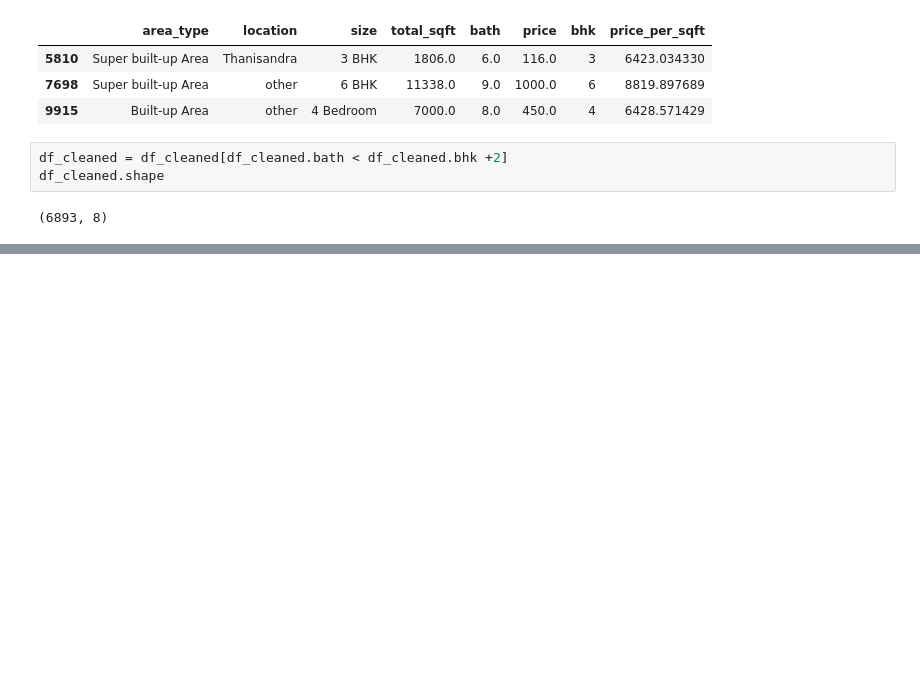
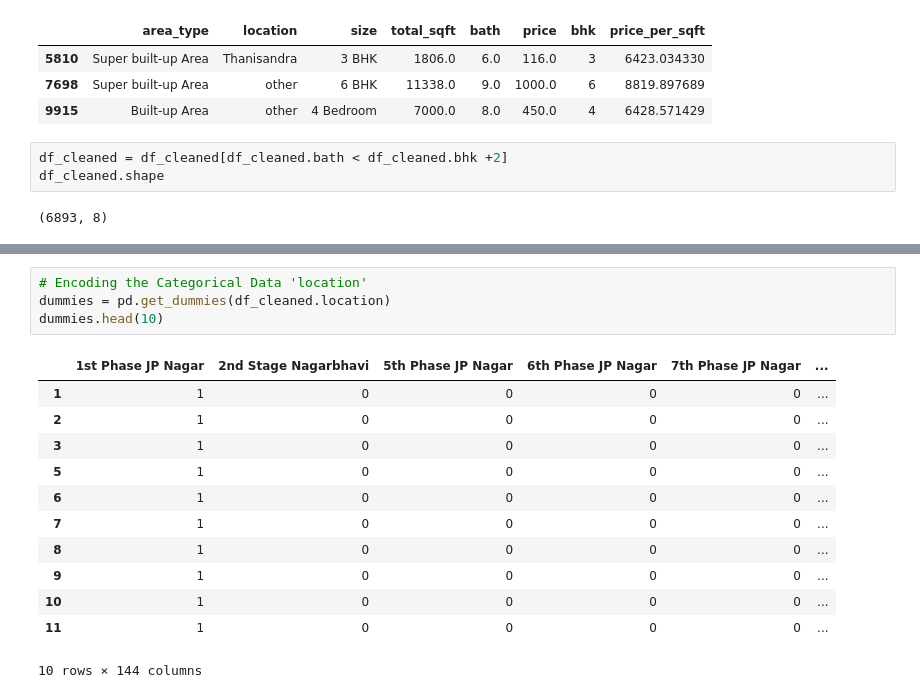
Before and after one commit to Pranav3608/Bengaluru_RealEstate_Housing_Prediction, a Jupyter notebook: model.ipynb, the cells around one changed output, grey strips where cells are left out. Saved outputs shown, nothing was run; the diff lists cells and outputs as text; blank space fills up the shorter version.

```diff
--- a/model.ipynb
+++ b/model.ipynb
@@ -452,0 +453,17 @@ df_cleaned.head(5)
+# %%
+# Encoding the Categorical Data 'location'
+dummies = pd.get_dummies(df_cleaned.location)
+dummies.head(10)
+# %% [output]
+|  | 1st Phase JP Nagar | 2nd Stage Nagarbhavi | 5th Phase JP Nagar | 6th Phase JP Nagar | 7th Phase JP Nagar | ... |
+| 1 | 1 | 0 | 0 | 0 | 0 | ... |
+| 2 | 1 | 0 | 0 | 0 | 0 | ... |
+| 3 | 1 | 0 | 0 | 0 | 0 | ... |
+| 5 | 1 | 0 | 0 | 0 | 0 | ... |
+| 6 | 1 | 0 | 0 | 0 | 0 | ... |
+| 7 | 1 | 0 | 0 | 0 | 0 | ... |
+| 8 | 1 | 0 | 0 | 0 | 0 | ... |
+| 9 | 1 | 0 | 0 | 0 | 0 | ... |
+| 10 | 1 | 0 | 0 | 0 | 0 | ... |
+| 11 | 1 | 0 | 0 | 0 | 0 | ... |
+10 rows × 144 columns
```
Also changed, not shown: parts of 13 cells of this notebook.
